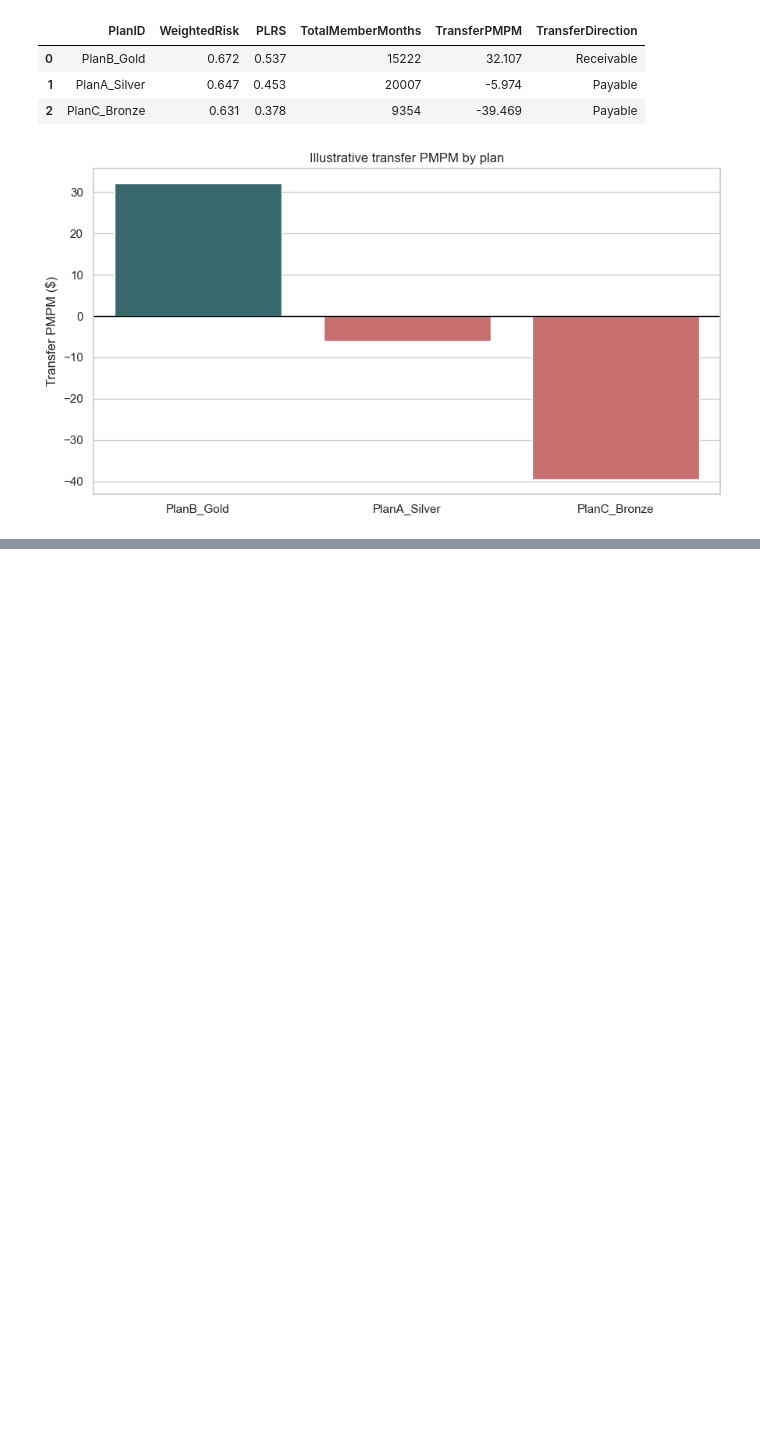
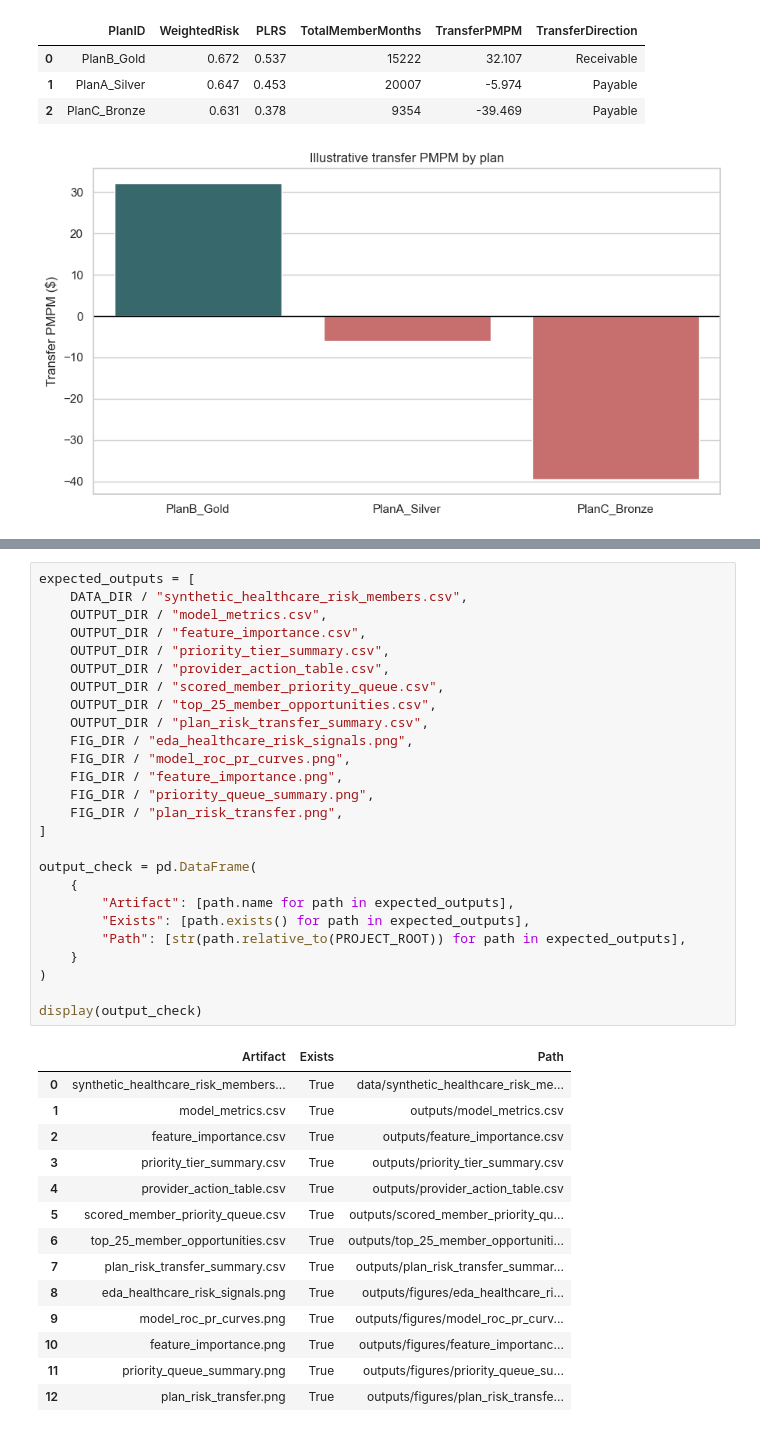
Before and after one commit to BIRJUNG/healthcare-risk-command-center, a Jupyter notebook: notebooks/Healthcare_Risk_Adjustment_Analytics.ipynb, the cells around one changed output, grey strips where cells are left out. Drawn from its saved outputs; the diff is of its cells as text; blank space fills up the shorter version.

```diff
--- a/notebooks/Healthcare_Risk_Adjustment_Analytics.ipynb
+++ b/notebooks/Healthcare_Risk_Adjustment_Analytics.ipynb
@@ -502,0 +644,41 @@ This is strongest as a healthcare analytics / data science portfolio project bec
+# %%
+expected_outputs = [
+    DATA_DIR / "synthetic_healthcare_risk_members.csv",
+    OUTPUT_DIR / "model_metrics.csv",
+    OUTPUT_DIR / "feature_importance.csv",
+    OUTPUT_DIR / "priority_tier_summary.csv",
+    OUTPUT_DIR / "provider_action_table.csv",
+    OUTPUT_DIR / "scored_member_priority_queue.csv",
+    OUTPUT_DIR / "top_25_member_opportunities.csv",
+    OUTPUT_DIR / "plan_risk_transfer_summary.csv",
+    FIG_DIR / "eda_healthcare_risk_signals.png",
+    FIG_DIR / "model_roc_pr_curves.png",
+    FIG_DIR / "feature_importance.png",
+    FIG_DIR / "priority_queue_summary.png",
+    FIG_DIR / "plan_risk_transfer.png",
+]
+
+output_check = pd.DataFrame(
+    {
+        "Artifact": [path.name for path in expected_outputs],
+        "Exists": [path.exists() for path in expected_outputs],
+        "Path": [str(path.relative_to(PROJECT_ROOT)) for path in expected_outputs],
+    }
+)
+
+display(output_check)
+# %% [output]
+|  | Artifact | Exists | Path |
+| 0 | synthetic_healthcare_risk_members... | True | data/synthetic_healthcare_risk_me... |
+| 1 | model_metrics.csv | True | outputs/model_metrics.csv |
+| 2 | feature_importance.csv | True | outputs/feature_importance.csv |
+| 3 | priority_tier_summary.csv | True | outputs/priority_tier_summary.csv |
+| 4 | provider_action_table.csv | True | outputs/provider_action_table.csv |
+| 5 | scored_member_priority_queue.csv | True | outputs/scored_member_priority_qu... |
+| 6 | top_25_member_opportunities.csv | True | outputs/top_25_member_opportuniti... |
+| 7 | plan_risk_transfer_summary.csv | True | outputs/plan_risk_transfer_summar... |
+| 8 | eda_healthcare_risk_signals.png | True | outputs/figures/eda_healthcare_ri... |
+| 9 | model_roc_pr_curves.png | True | outputs/figures/model_roc_pr_curv... |
+| 10 | feature_importance.png | True | outputs/figures/feature_importanc... |
+| 11 | priority_queue_summary.png | True | outputs/figures/priority_queue_su... |
+| 12 | plan_risk_transfer.png | True | outputs/figures/plan_risk_transfe... |
```
Also changed, not shown: parts of 33 cells of this notebook, 5 other files.
